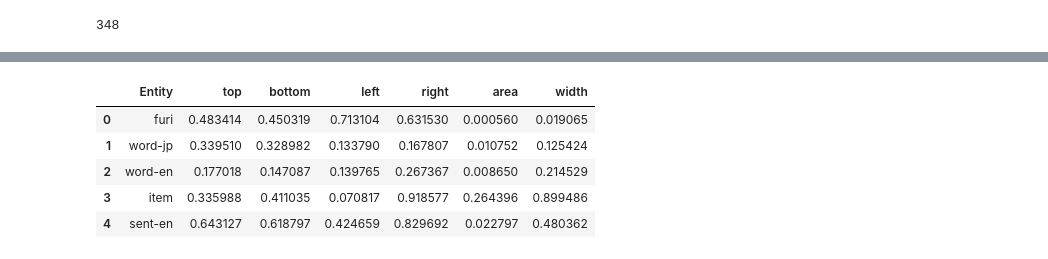
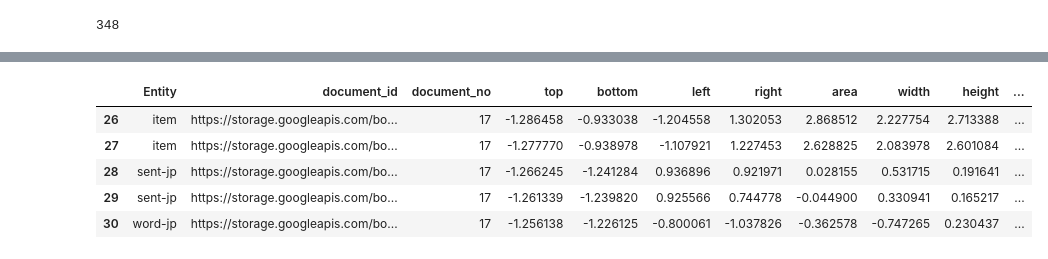
Before and after one commit to zapjanice/textbook_project, a Jupyter notebook: notebooks/Janice_data_exp.ipynb, the cells around one changed output, grey strips where cells are left out. Saved outputs shown, nothing was run; the diff lists cells and outputs as text; code cells hidden in the pictures.

```diff
--- a/notebooks/Janice_data_exp.ipynb
+++ b/notebooks/Janice_data_exp.ipynb
@@ -83,9 +99,20 @@ for i in range(len(coord_list)):
 # %%
-df= pd.DataFrame(ent_list)
-df.columns = ['Entity']
+pd.options.display.max_colwidth = 200
+elem = {'Entity': ent_list, 'document_id': doc_list}
+df= pd.DataFrame(elem)
+df.columns = ['Entity', 'document_id']
+
+df['document_no'] = df.groupby(['document_id']).ngroup()
+
 df['top'] = pd.DataFrame(top)
 df['bottom'] = pd.DataFrame(bottom)
 df['left'] = pd.DataFrame(left)
 df['right'] = pd.DataFrame(right)
 df['area'] = pd.DataFrame(area)
 df['width'] = pd.DataFrame(width)
+df['height'] = pd.DataFrame(height)
+
+df = df.sort_values(by=['document_no', 'top'])
+df['entity_count'] = df.groupby(['document_id', 'Entity']).cumcount()
+df = df.reset_index(drop=True)
+df.head()
@@ -92,4 +126,4 @@ df['width'] = pd.DataFrame(width)
 # %%
-# len(df)
-# df = df.drop_duplicates() # Remove duplicates
-# len(df)
+len(df)
+df = df.drop_duplicates() # Remove duplicates
+len(df)
@@ -107 +147,6 @@ width     0
 dtype: int64
+# %%
+keep_df = df[df['Entity'] == 'word-jp']
+keep_s = keep_df.document_no.reset_index(drop=True).tolist()
+df = df[df['document_no'].isin(keep_s)]
+len(df)
@@ -129,4 +171,6 @@ df[df.area ==df.area.max()]
 # %%
-indexNames = df[df.area ==df.area.max()].index
-# Delete these row indexes from dataFrame
-df.drop(indexNames , inplace=True)
+outlier = df[df.area ==df.area.max()].index
+df.drop(outlier , inplace=True)
+# check = df[df.area ==df.area.max()]
+# pd.options.display.max_colwidth = 200
+# check
@@ -133,16 +184,20 @@ df.drop(indexNames , inplace=True)
 # %%
 from sklearn.preprocessing import MinMaxScaler
+from sklearn.preprocessing import StandardScaler
 
-scaler = MinMaxScaler()
+mmscaler = MinMaxScaler()
+ssscaler = StandardScaler()
 
-scaler.fit(df[['top', 'bottom', 'left', 'right', 'area', 'width']])
+cols = ['top', 'bottom', 'left', 'right', 'area', 'width', 'height']
 
-df['top'],  df['bottom'], df['left'], df['right'], df['area'], df['width']= scaler.transform(df[['top', 'bottom', 'left', 'right', 'area', 'width']]).T
+# df[cols] = mmscaler.fit_transform(df[cols])
+df[cols] = ssscaler.fit_transform(df[cols])
+
 df.head()
 # %% [output]
-|  | Entity | top | bottom | left | right | area | width |
-| 0 | furi | 0.483414 | 0.450319 | 0.713104 | 0.631530 | 0.000560 | 0.019065 |
-| 1 | word-jp | 0.339510 | 0.328982 | 0.133790 | 0.167807 | 0.010752 | 0.125424 |
-| 2 | word-en | 0.177018 | 0.147087 | 0.139765 | 0.267367 | 0.008650 | 0.214529 |
-| 3 | item | 0.335988 | 0.411035 | 0.070817 | 0.918577 | 0.264396 | 0.899486 |
-| 4 | sent-en | 0.643127 | 0.618797 | 0.424659 | 0.829692 | 0.022797 | 0.480362 |
+|  | Entity | document_id | document_no | top | bottom | left | right | area | width | height | ... |
+| 26 | item | https://storage.googleapis.com/bo... | 17 | -1.286458 | -0.933038 | -1.204558 | 1.302053 | 2.868512 | 2.227754 | 2.713388 | ... |
+| 27 | item | https://storage.googleapis.com/bo... | 17 | -1.277770 | -0.938978 | -1.107921 | 1.227453 | 2.628825 | 2.083978 | 2.601084 | ... |
+| 28 | sent-jp | https://storage.googleapis.com/bo... | 17 | -1.266245 | -1.241284 | 0.936896 | 0.921971 | 0.028155 | 0.531715 | 0.191641 | ... |
+| 29 | sent-jp | https://storage.googleapis.com/bo... | 17 | -1.261339 | -1.239820 | 0.925566 | 0.744778 | -0.044900 | 0.330941 | 0.165217 | ... |
+| 30 | word-jp | https://storage.googleapis.com/bo... | 17 | -1.256138 | -1.226125 | -0.800061 | -1.037826 | -0.362578 | -0.747265 | 0.230437 | ... |
```
Also changed, not shown: parts of 34 cells of this notebook.
